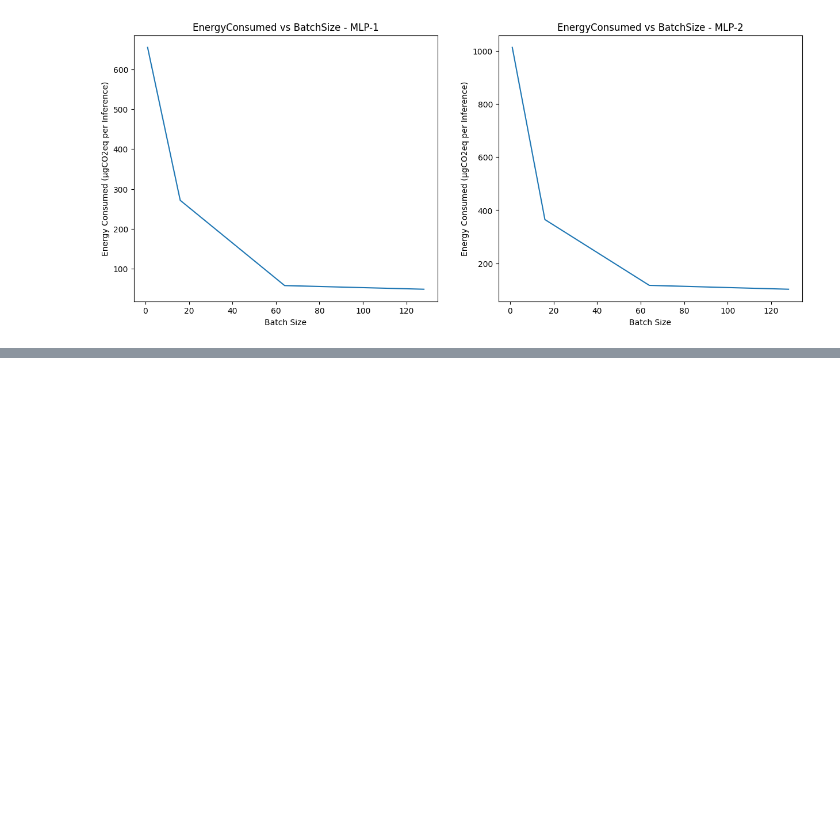
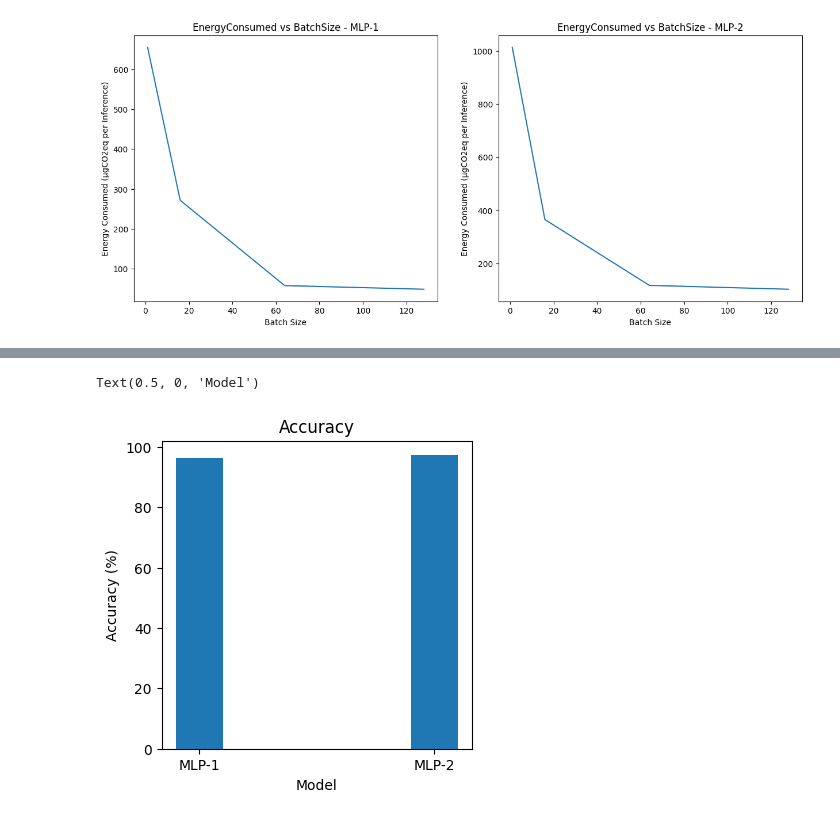
Before and after one commit to gouherdanish/mnist_classification, a Jupyter notebook: study.ipynb, the cells around one changed output, grey strips where cells are left out. Drawn from its saved outputs; the diff is of its cells as text; code cells hidden in the pictures; blank space fills up the shorter version.

Commit message:
Added more graphs

```diff
--- a/study.ipynb
+++ b/study.ipynb
@@ -237,3 +237,6 @@ plt.ylabel('Energy Consumed (\u03BCgCO2eq per Inference)')
 plt.show()
 # %% [output]
 [figure]
+# %%
+df3 = df[df.BatchSize == 64]
+df3
@@ -239,0 +247,9 @@ plt.show()
+# %%
+plt.figure(figsize=(4,4))
+plt.bar(df3['Model'],df3['Accuracy'],width=0.2)
+plt.title('Accuracy')
+plt.ylabel('Accuracy (%)')
+plt.xlabel('Model')
+# %% [output]
+Text(0.5, 0, 'Model')
+[figure, added]
```
Also changed, not shown: parts of 4 cells of this notebook.
